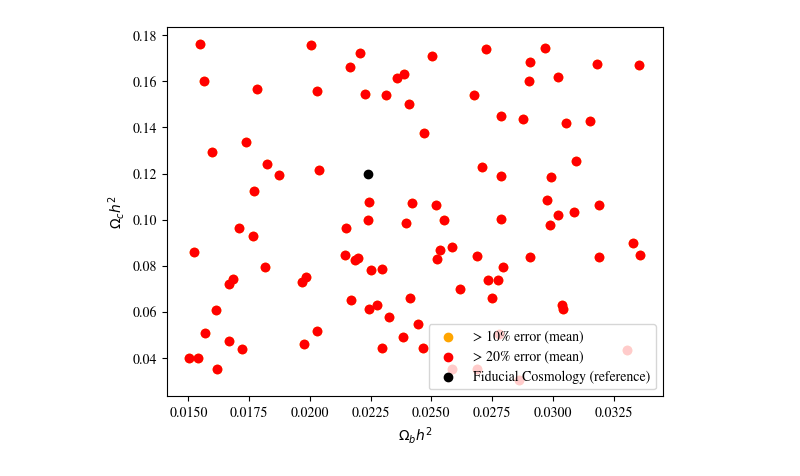
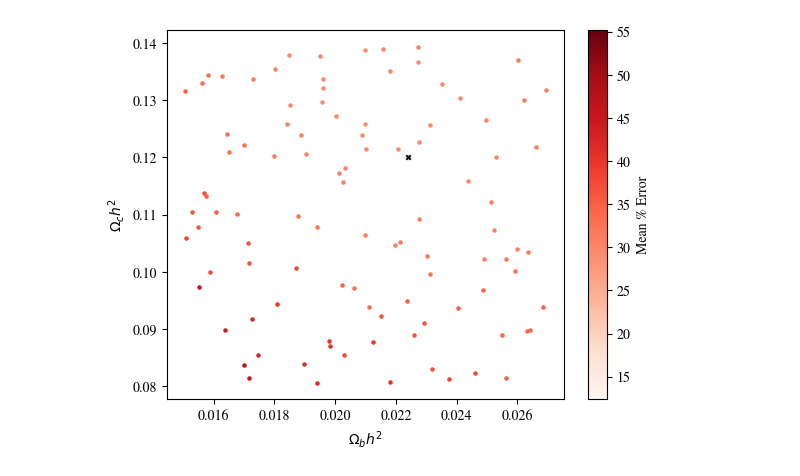
Before and after one commit to flapbat/cmb_lensing_tail, a Jupyter notebook: fit_analysis.ipynb, the cells around one changed output. Drawn from its saved outputs; the diff is of its cells as text; code cells hidden in the pictures.

```diff
--- a/fit_analysis.ipynb
+++ b/fit_analysis.ipynb
@@ -119,15 +144,26 @@ ombs10, omcs10 = pars_of_error(10)
 fid_ombh2 = 0.0224
 fid_omch2 = 0.12
 # %%
-plt.scatter(ombs10, omcs10, color = "orange", label = "> 10% error (mean)")
-plt.scatter(ombs20, omcs20, color = "red", label = "> 20% error (mean)")
-plt.scatter(fid_ombh2, fid_omch2, color = "black", label = "Fiducial Cosmology (reference)")
-plt.legend()
-plt.xlabel("$\Omega_bh^2$")
-plt.ylabel("$\Omega_ch^2$")
-plt.show()
+#plt.scatter(ombs10, omcs10, color = "orange", label = "> 10% error (mean)")
+#plt.scatter(ombs20, omcs20, color = "red", label = "> 20% error (mean)")
+#plt.scatter(fid_ombh2, fid_omch2, color = "black", label = "Fiducial Cosmology (reference)")
+#plt.legend()
+#plt.xlabel("$\Omega_bh^2$")
+#plt.ylabel("$\Omega_ch^2$")
+#plt.show()
-# %% [output]
-[figure, removed]
+# %%
+def plot_scatter(error):
+    fig,ax = plt.subplots()
+    for i in range(len(error)):
+        a = ax.scatter(pars[i][1], pars[i][2],s=5, c = np.mean(error[i]), cmap = "Reds", vmax = np.mean(error) + np.std(error), vmin =  np.mean(error) - np.std(error))
+    plt.scatter(fid_ombh2, fid_omch2, color = "black", s= 10, marker = "x", label = "Fiducial Cosmology (reference)")
+    fig.colorbar(a, ax=ax, label = "Mean % Error")
+    plt.xlabel("$\Omega_bh^2$")
+    plt.ylabel("$\Omega_ch^2$")
+# %%
+plot_scatter(error1)
+# %% [output]
+[figure, added]
 # %%
 def get_lensing_camb(omb, omc):
     pars = camb.set_params(H0 = 67.4, ombh2 = omb, omch2 = omc, lmax=5000)
```
Also changed, not shown: parts of 10 cells of this notebook, 8 other files.
